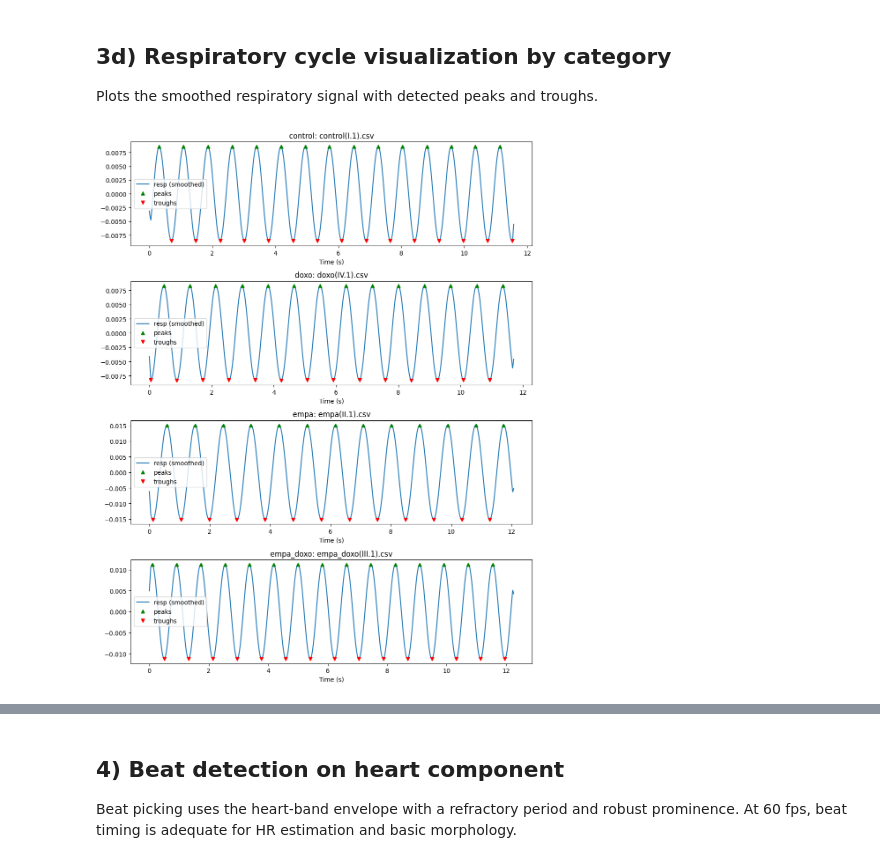
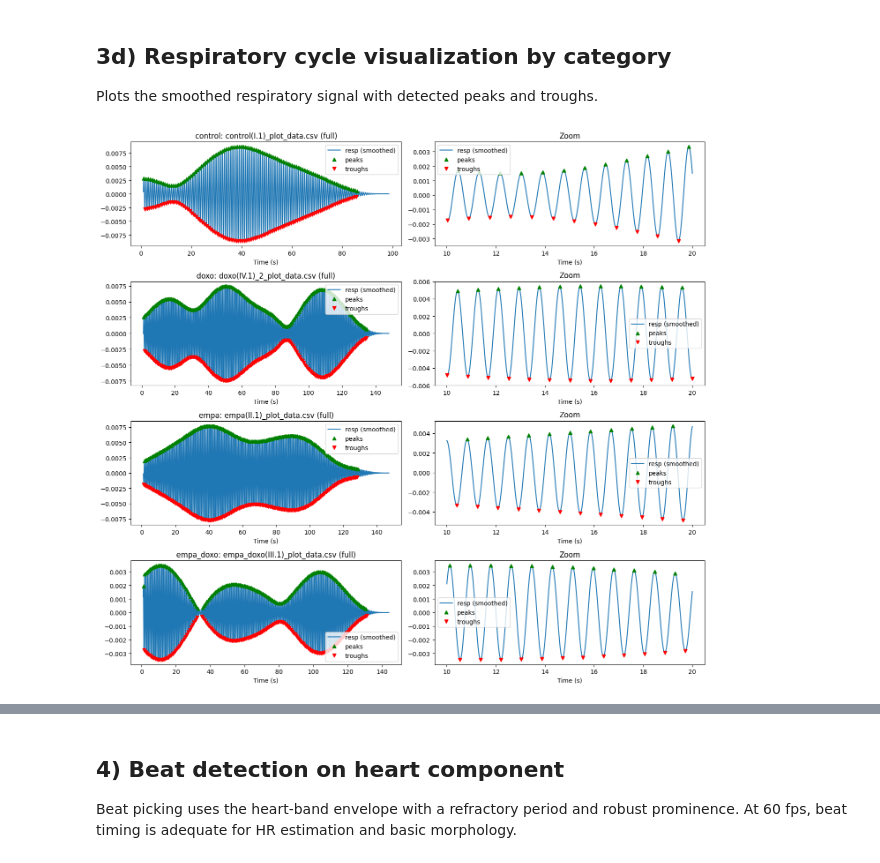
Before and after one commit to taddeusb90/heart-ts-analysis, a Jupyter notebook: notebooks/heart_midas_pipeline.ipynb, the cells around one changed output, grey strips where cells are left out. Saved outputs shown, nothing was run; the diff lists cells and outputs as text; code cells hidden in the pictures.

```diff
--- a/notebooks/heart_midas_pipeline.ipynb
+++ b/notebooks/heart_midas_pipeline.ipynb
@@ -96,10 +117,19 @@ def save_fig(name: str) -> None:
     plt.savefig(FIG_DIR / name, dpi=FIG_DPI, bbox_inches="tight")
 # %%
 def resp_band_from_target() -> tuple[float, float]:
+    if RESP_SEPARATION_BAND_HZ is not None:
+        return RESP_SEPARATION_BAND_HZ
     if RESP_BPM_RANGE is None:
         return RESP_BAND_HZ
     low_bpm, high_bpm = RESP_BPM_RANGE
     return (max(0.01, low_bpm / 60.0), high_bpm / 60.0)
+
+
+def resp_band_for_cycles() -> tuple[float, float]:
+    if RESP_BPM_RANGE is None:
+        return resp_band_from_target()
+    low_bpm, high_bpm = RESP_BPM_RANGE
+    return (max(0.01, low_bpm / 60.0), high_bpm / 60.0)
 # %% [markdown]
 ## Expected heart rate range
 
@@ -125,10 +155,10 @@ def label_from_name(name: str) -> str:
     lower = name.lower()
     if lower.startswith("control"):
         return "control"
-    if lower.startswith("doxo"):
-        return "doxo"
     if lower.startswith("empa_doxo") or lower.startswith("preconditionare_empa_doxo"):
         return "empa_doxo"
+    if lower.startswith("doxo") or lower.startswith("doxo_re"):
+        return "doxo"
     if lower.startswith("empa"):
         return "empa"
     return "other"
@@ -361,6 +398,6 @@ plt.show()
 # %%
 def estimate_hr_psd(signal: np.ndarray, fs: float, band: tuple[float, float], method: str) -> float | None:
-    _, heart = separate_components(signal, fs, method=method)
+    heart = extract_heart_for_beats(signal, fs)
     f, pxx = welch(heart, fs=fs, nperseg=min(2048, len(heart)))
     low, high = band
     mask = (f >= low) & (f <= high)
@@ -477,34 +514,54 @@ preconditionare_empa_doxo(V.3).csv exhalation: mean=0.43s, median=0.43s
 ## 3d) Respiratory cycle visualization by category
 Plots the smoothed respiratory signal with detected peaks and troughs.
 # %%
-def plot_resp_cycles_by_category(records: list[Record], method: str) -> None:
+def plot_resp_cycles_by_category(records: list[Record], method: str, output_tag: str) -> None:
     grouped: dict[str, list[Record]] = {}
     for rec in records:
         grouped.setdefault(rec.label, []).append(rec)
 
     labels = sorted(grouped.keys())
-    fig, axes = plt.subplots(len(labels), 1, figsize=(10, 3.2 * len(labels)))
+    fig, axes = plt.subplots(len(labels), 2, figsize=(14, 3.2 * len(labels)))
     if len(labels) == 1:
         axes = [axes]
 
-    for ax, label in zip(axes, labels):
+    for row, label in enumerate(labels):
         rec = grouped[label][0]
-        resp, _ = separate_components(rec.signal, rec.fs, method=method)
+        resp_full = extract_resp_for_cycles(rec.signal, rec.fs)
+        trim = int(RESP_PLOT_TRIM_S * rec.fs)
+        if trim * 2 < len(resp_full):
+            resp = resp_full[trim:-trim]
+            time_s = rec.time_s[trim:-trim]
+        else:
+            resp = resp_full
+            time_s = rec.time_s
         metrics = analyze_resp_cycles(resp, rec.fs)
         resp_smoothed = metrics["resp_smoothed"]
-        ax.plot(rec.time_s, resp_smoothed, label="resp (smoothed)")
-        ax.plot(rec.time_s[metrics["peaks"]], resp_smoothed[metrics["peaks"]], "g^", label="peaks")
-        ax.plot(rec.time_s[metrics["troughs"]], resp_smoothed[metrics["troughs"]], "rv", label="troughs")
-        ax.set_title(f"{label}: {rec.path.name}")
-        ax.set_xlabel("Time (s)")
-        ax.legend()
+        full_ax = axes[row][0]
+        zoom_ax = axes[row][1]
+        full_ax.plot(time_s, resp_smoothed, label="resp (smoothed)")
+        full_ax.plot(time_s[metrics["peaks"]], resp_smoothed[metrics["peaks"]], "g^", label="peaks")
+        full_ax.plot(time_s[metrics["troughs"]], resp_smoothed[metrics["troughs"]], "rv", label="troughs")
+        full_ax.set_title(f"{label}: {rec.path.name} (full)")
+        full_ax.set_xlabel("Time (s)")
+        full_ax.legend()
+
+        mask = zoom_mask(time_s)
+        start, end = zoom_window(time_s)
+        peaks_zoom = metrics["peaks"][(time_s[metrics["peaks"]] >= start) & (time_s[metrics["peaks"]] <= end)]
+        troughs_zoom = metrics["troughs"][(time_s[metrics["troughs"]] >= start) & (time_s[metrics["troughs"]] <= end)]
+        zoom_ax.plot(time_s[mask], resp_smoothed[mask], label="resp (smoothed)")
+        zoom_ax.plot(time_s[peaks_zoom], resp_smoothed[peaks_zoom], "g^", label="peaks")
+        zoom_ax.plot(time_s[troughs_zoom], resp_smoothed[troughs_zoom], "rv", label="troughs")
+        zoom_ax.set_title("Zoom")
+        zoom_ax.set_xlabel("Time (s)")
+        zoom_ax.legend()
 
     plt.tight_layout()
-    save_fig(f"resp_cycles_by_category_{method}.png")
+    save_fig(f"resp_cycles_by_category_{output_tag}.png")
     plt.show()
 
 
-plot_resp_cycles_by_category(records, SEPARATION_METHOD)
+plot_resp_cycles_by_category(records, DECOMPOSITION_METHOD, RESP_CYCLES_OUTPUT_TAG)
 # %% [output]
-[figure, old version]
+[figure, new version]
 # %%
```
Also changed, not shown: parts of 24 cells of this notebook, 49 other files.
